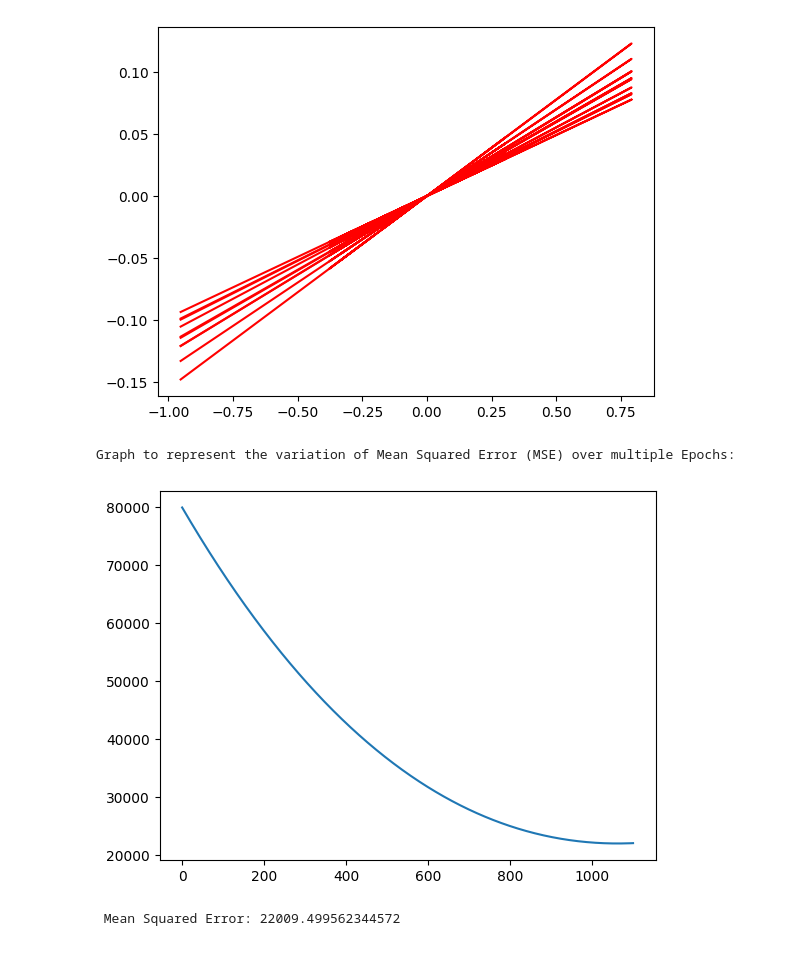
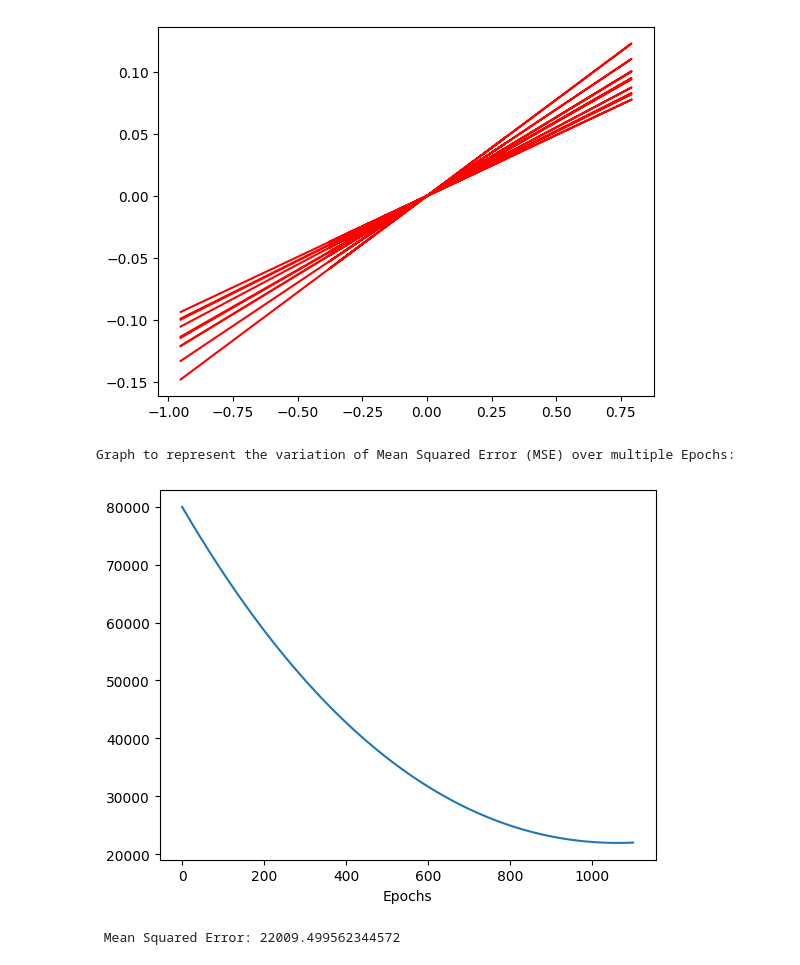
Before and after one commit to Manas-AI-Taskphase/priyanshu_sharma, a Jupyter notebook: Multiple Linear Regressions/multiple-linear-regressions.ipynb, the cells around one changed output. Cells and saved outputs as stored; diff of their text form; code cells hidden in the pictures.

Commit message:
add labels to graph

```diff
--- a/Multiple Linear Regressions/multiple-linear-regressions.ipynb
+++ b/Multiple Linear Regressions/multiple-linear-regressions.ipynb
@@ -91,11 +91,13 @@ Linear Regression function for multiple parameters represented as a line:
 # %%
 prediction = [np.dot(m,x) + b for x in test.values]
 real = test.iloc[:, -1].values
 plt.plot(range(epochs), msefunc)
+plt.xlabel("Epochs")
+plt.ylabel("MSE")
 print("Graph to represent the variation of Mean Squared Error (MSE) over multiple Epochs: \n")
 plt.show()
 print (f"\n Mean Squared Error: {cmse}")
 # %% [output]
 Graph to represent the variation of Mean Squared Error (MSE) over multiple Epochs:
-[figure, old version]
+[figure, new version]
  Mean Squared Error: 22009.499562344572
```
